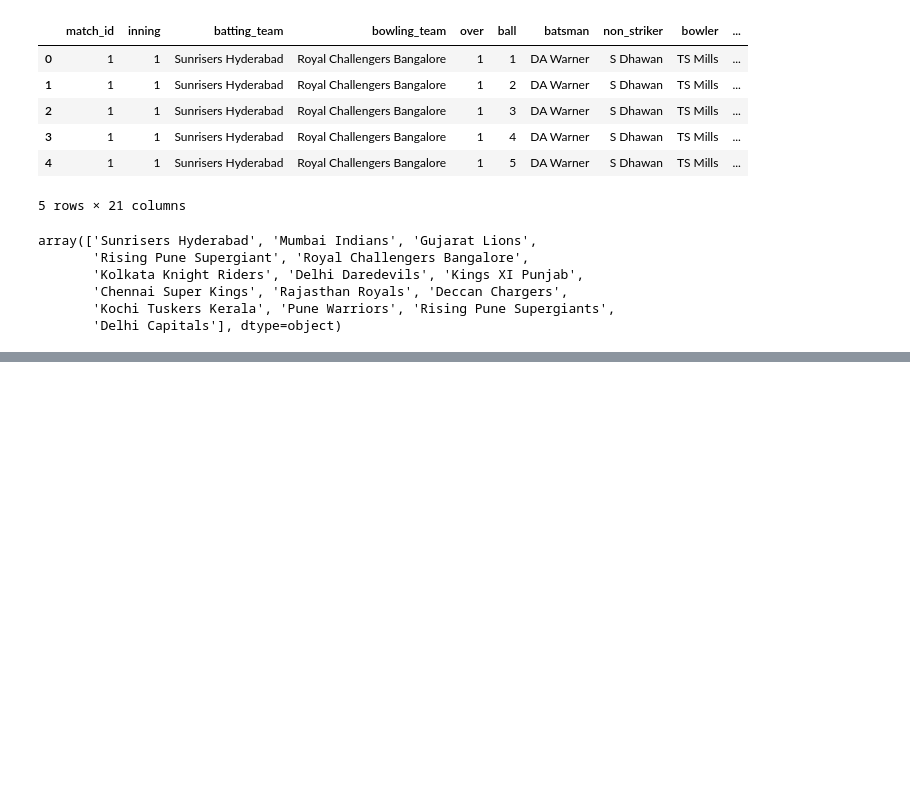
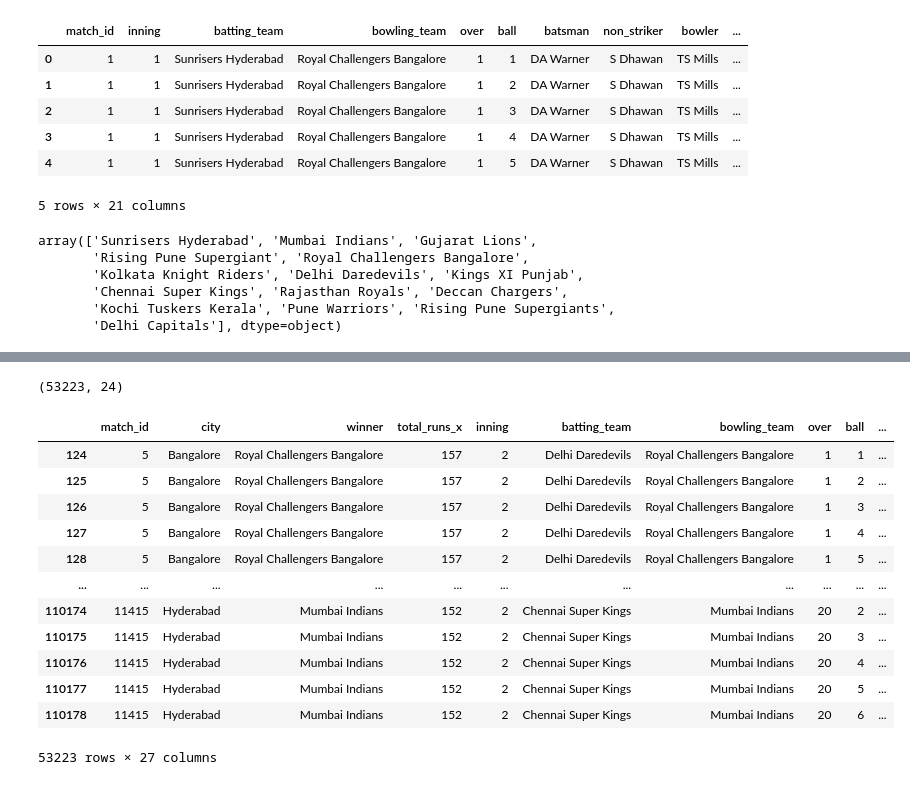
Before and after one commit to jal1306/IML_Labs, a Jupyter notebook: cricket-match-win.ipynb, the cells around one changed output, grey strips where cells are left out. Drawn from its saved outputs; the diff is of its cells as text; code cells hidden in the pictures; blank space fills up the shorter version.

Commit message:
Kaggle Notebook | Cricket_Match_Win | Version 6

```diff
--- a/cricket-match-win.ipynb
+++ b/cricket-match-win.ipynb
@@ -44,0 +67,28 @@ array(['Sunrisers Hyderabad', 'Mumbai Indians', 'Gujarat Lions',
+# %%
+delivery_df = delivery_df[delivery_df['inning'] == 2]
+# %%
+delivery_df.shape
+# %% [output]
+(53223, 24)
+# %%
+delivery_df['current_score'] = delivery_df.groupby('match_id')['total_runs_y'].transform('cumsum')
+# %%
+delivery_df['runs_left'] = delivery_df['total_runs_x'] - delivery_df['current_score']
+# %%
+delivery_df['balls_left'] = 126 - (delivery_df['over']*6 + delivery_df['ball'])
+# %%
+delivery_df
+# %% [output]
+|  | match_id | city | winner | total_runs_x | inning | batting_team | bowling_team | over | ball | ... |
+| 124 | 5 | Bangalore | Royal Challengers Bangalore | 157 | 2 | Delhi Daredevils | Royal Challengers Bangalore | 1 | 1 | ... |
+| 125 | 5 | Bangalore | Royal Challengers Bangalore | 157 | 2 | Delhi Daredevils | Royal Challengers Bangalore | 1 | 2 | ... |
+| 126 | 5 | Bangalore | Royal Challengers Bangalore | 157 | 2 | Delhi Daredevils | Royal Challengers Bangalore | 1 | 3 | ... |
+| 127 | 5 | Bangalore | Royal Challengers Bangalore | 157 | 2 | Delhi Daredevils | Royal Challengers Bangalore | 1 | 4 | ... |
+| 128 | 5 | Bangalore | Royal Challengers Bangalore | 157 | 2 | Delhi Daredevils | Royal Challengers Bangalore | 1 | 5 | ... |
+| ... | ... | ... | ... | ... | ... | ... | ... | ... | ... | ... |
+| 110174 | 11415 | Hyderabad | Mumbai Indians | 152 | 2 | Chennai Super Kings | Mumbai Indians | 20 | 2 | ... |
+| 110175 | 11415 | Hyderabad | Mumbai Indians | 152 | 2 | Chennai Super Kings | Mumbai Indians | 20 | 3 | ... |
+| 110176 | 11415 | Hyderabad | Mumbai Indians | 152 | 2 | Chennai Super Kings | Mumbai Indians | 20 | 4 | ... |
+| 110177 | 11415 | Hyderabad | Mumbai Indians | 152 | 2 | Chennai Super Kings | Mumbai Indians | 20 | 5 | ... |
+| 110178 | 11415 | Hyderabad | Mumbai Indians | 152 | 2 | Chennai Super Kings | Mumbai Indians | 20 | 6 | ... |
+53223 rows × 27 columns
```
Also changed, not shown: parts of 7 cells of this notebook.
